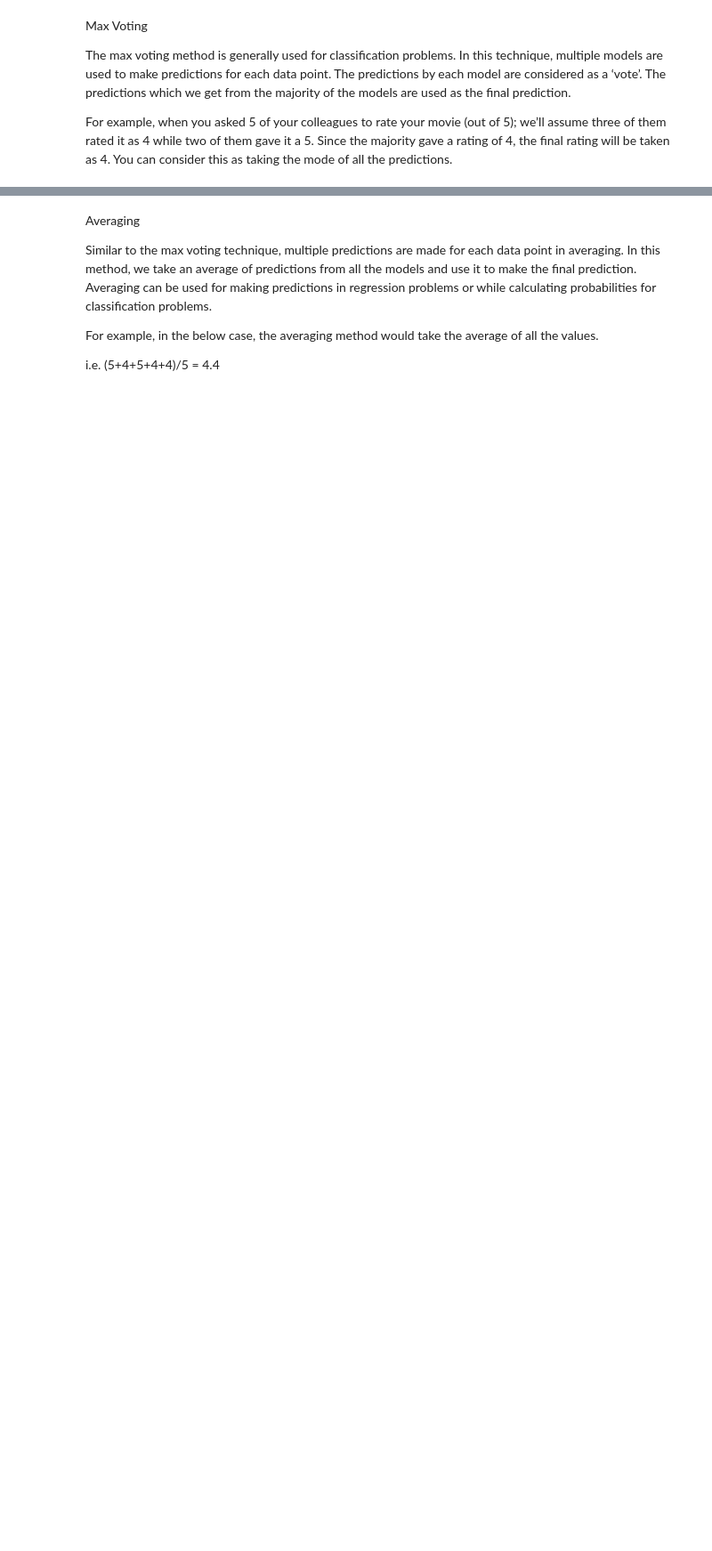
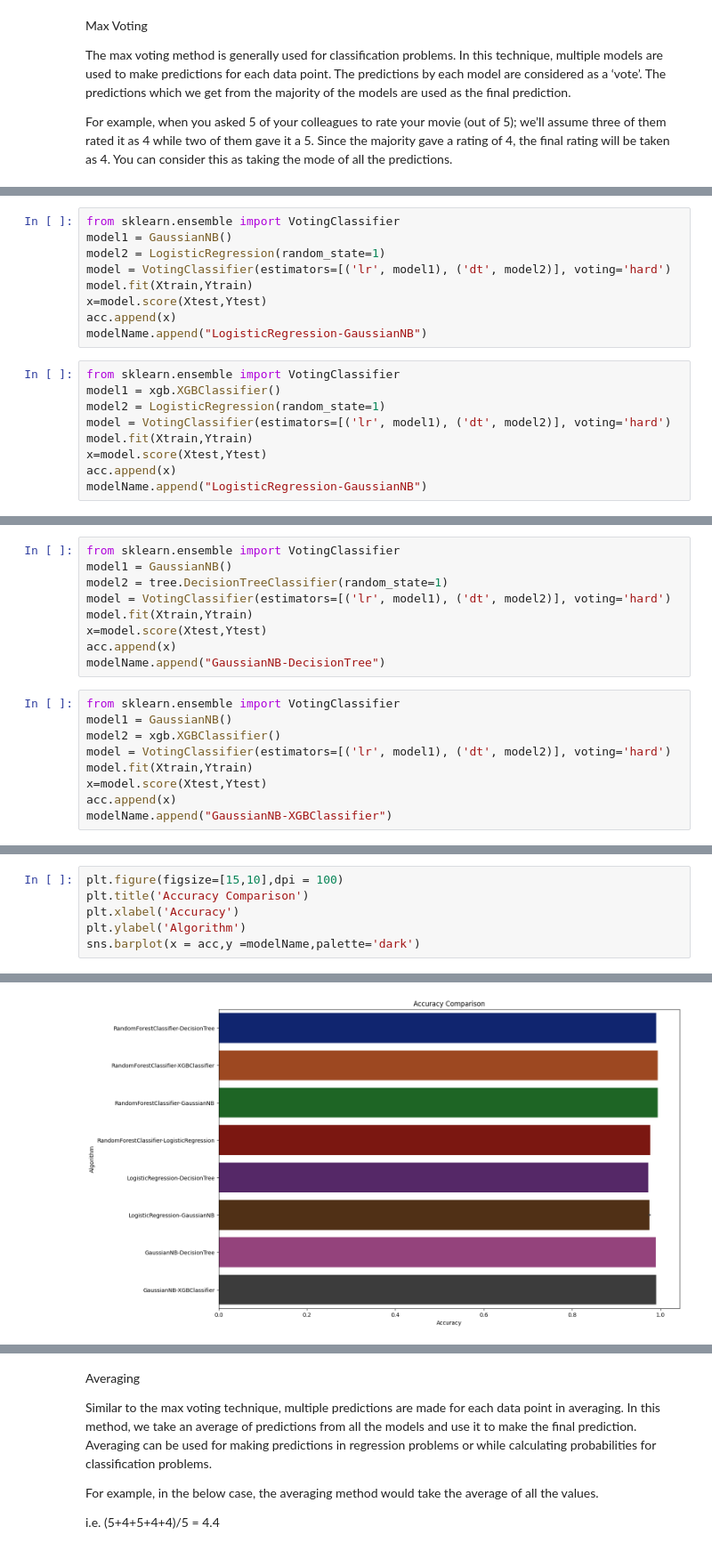
Before and after one commit to vivekrrg/FarmAssistantFrontEnd, a Jupyter notebook: fyp_base_model.ipynb, the cells around one changed output, grey strips where cells are left out. Shown: that part at 89% size. Saved outputs shown, nothing was run; the diff lists cells and outputs as text; blank space fills up the shorter version.

```diff
--- a/fyp_base_model.ipynb
+++ b/fyp_base_model.ipynb
@@ -490,0 +459,18 @@ model.score(Xtest,Ytest)
+# %%
+from sklearn.ensemble import VotingClassifier
+model1 = GaussianNB()
+model2 = LogisticRegression(random_state=1)
+model = VotingClassifier(estimators=[('lr', model1), ('dt', model2)], voting='hard')
+model.fit(Xtrain,Ytrain)
+x=model.score(Xtest,Ytest)
+acc.append(x)
+modelName.append("LogisticRegression-GaussianNB")
+# %%
+from sklearn.ensemble import VotingClassifier
+model1 = xgb.XGBClassifier()
+model2 = LogisticRegression(random_state=1)
+model = VotingClassifier(estimators=[('lr', model1), ('dt', model2)], voting='hard')
+model.fit(Xtrain,Ytrain)
+x=model.score(Xtest,Ytest)
+acc.append(x)
+modelName.append("LogisticRegression-GaussianNB")
@@ -490,0 +479,18 @@ model.score(Xtest,Ytest)
+# %%
+from sklearn.ensemble import VotingClassifier
+model1 = GaussianNB()
+model2 = tree.DecisionTreeClassifier(random_state=1)
+model = VotingClassifier(estimators=[('lr', model1), ('dt', model2)], voting='hard')
+model.fit(Xtrain,Ytrain)
+x=model.score(Xtest,Ytest)
+acc.append(x)
+modelName.append("GaussianNB-DecisionTree")
+# %%
+from sklearn.ensemble import VotingClassifier
+model1 = GaussianNB()
+model2 = xgb.XGBClassifier()
+model = VotingClassifier(estimators=[('lr', model1), ('dt', model2)], voting='hard')
+model.fit(Xtrain,Ytrain)
+x=model.score(Xtest,Ytest)
+acc.append(x)
+modelName.append("GaussianNB-XGBClassifier")
@@ -490,0 +512,7 @@ model.score(Xtest,Ytest)
+# %%
+plt.figure(figsize=[15,10],dpi = 100)
+plt.title('Accuracy Comparison')
+plt.xlabel('Accuracy')
+plt.ylabel('Algorithm')
+sns.barplot(x = acc,y =modelName,palette='dark')
+# %% [output]
@@ -490,0 +520 @@ model.score(Xtest,Ytest)
+[figure, added]
```
Also changed, not shown: parts of 67 cells of this notebook.
